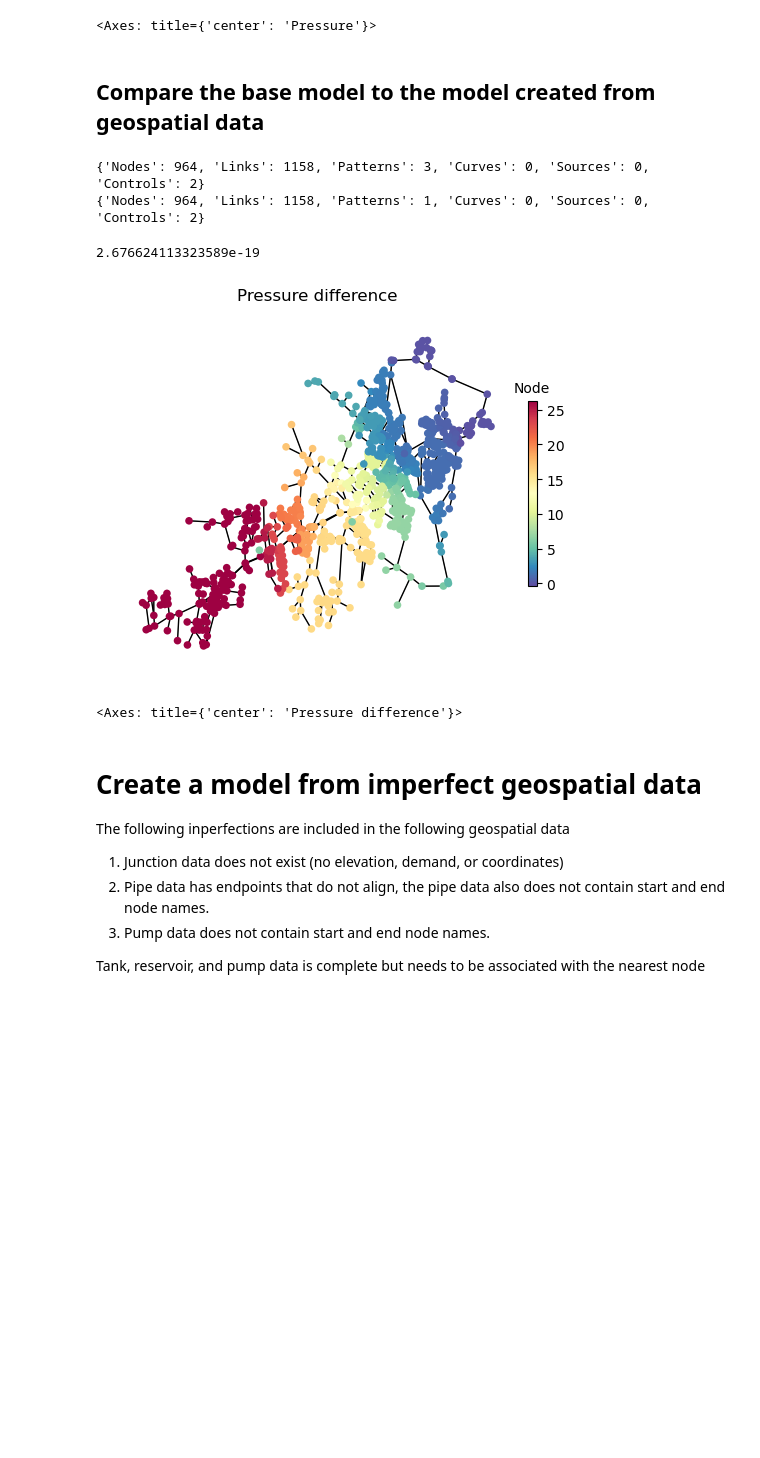
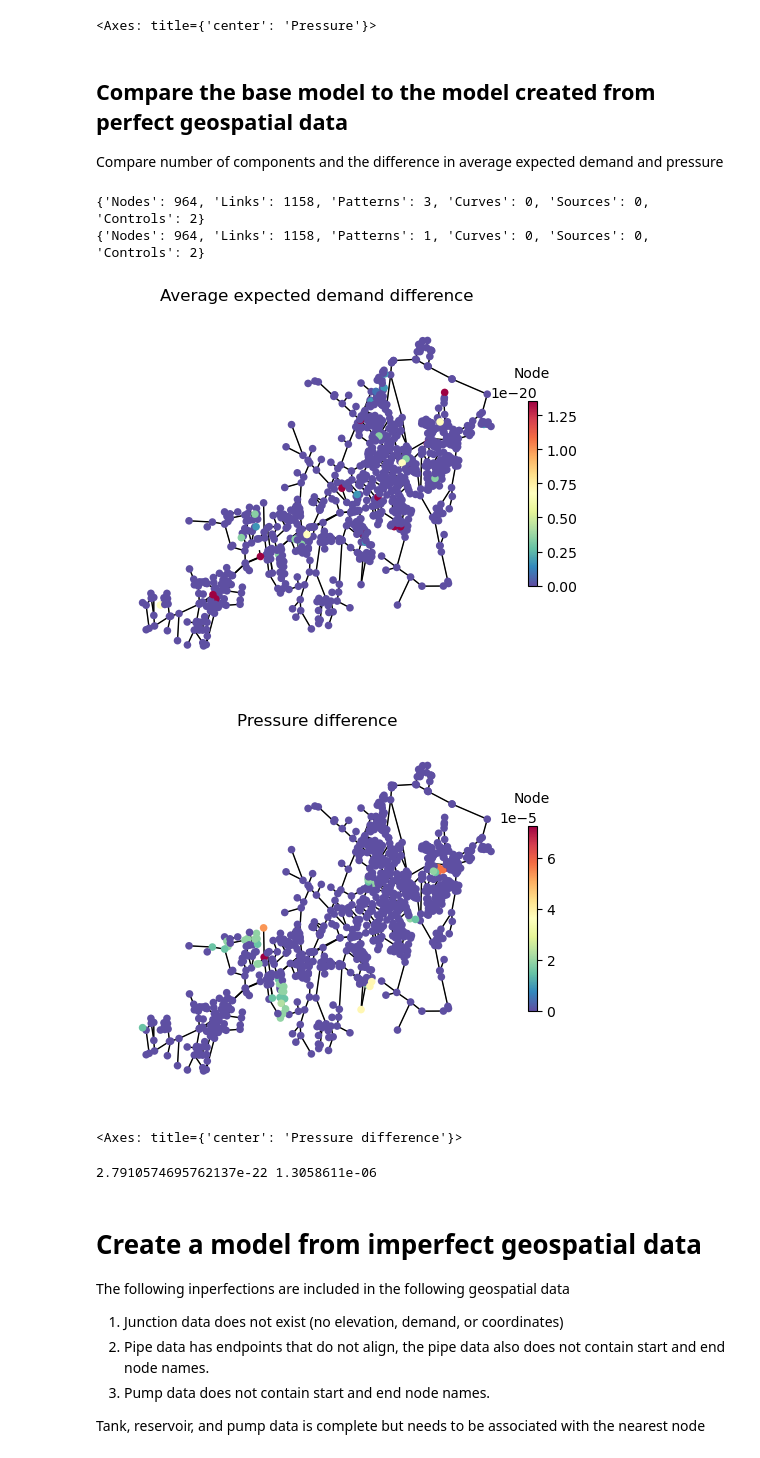
Before and after one commit to USEPA/WNTR, a Jupyter notebook: examples/demos/model_development.ipynb, the cells around one changed output. Saved outputs shown, nothing was run; the diff lists cells and outputs as text; code cells hidden in the pictures; blank space fills up the shorter version.

```diff
--- a/examples/demos/model_development.ipynb
+++ b/examples/demos/model_development.ipynb
@@ -28,9 +29,10 @@ The following demo will contain 3 WaterNetworkModels:
 - wn2 is a model built from imperfect geospatial data
 # %%
 wn0 = wntr.network.WaterNetworkModel("../networks/ky4.inp")
-wn0.options.time.duration = 24 * 3600
+
 sim = wntr.sim.EpanetSimulator(wn0)
 results0 = sim.run_sim()
-pressure0 = results0.node["pressure"].loc[24 * 3600, :]
+pressure0 = results0.node["pressure"].loc[0, :]
+pressure0[pressure0<0] = 0 # remove negative pressure
 wntr.graphics.plot_network(wn0, node_attribute=pressure0, node_size=30, title="Pressure")
 # %% [output]
@@ -87,12 +89,14 @@ pump.initial_status = "Closed"
 sim = wntr.sim.EpanetSimulator(wn1)
 results1 = sim.run_sim()
 pressure1 = results1.node["pressure"].loc[0, :]
+pressure1[pressure1<0] = 0 # remove negative pressure
 wntr.graphics.plot_network(wn1, node_attribute=pressure1, node_size=30, title="Pressure")
 # %% [output]
 [figure]
 <Axes: title={'center': 'Pressure'}>
 # %% [markdown]
-## Compare the base model to the model created from geospatial data
+## Compare the base model to the model created from perfect geospatial data
+Compare number of components and the difference in average expected demand and pressure
 # %%
 print(wn0.describe())
 print(wn1.describe())
@@ -100,16 +104,26 @@ print(wn1.describe())
 {'Nodes': 964, 'Links': 1158, 'Patterns': 3, 'Curves': 0, 'Sources': 0, 'Controls': 2}
 {'Nodes': 964, 'Links': 1158, 'Patterns': 1, 'Curves': 0, 'Sources': 0, 'Controls': 2}
 # %%
+# Compute absolute difference in average expected demand and pressure
 aed0 = wntr.metrics.average_expected_demand(wn0)
 aed1 = wntr.metrics.average_expected_demand(wn1)
-error = (aed0 - aed1).abs().sum()
-print(error)
-pressure_diff = pressure0 - pressure1
-wntr.graphics.plot_network(wn1, node_attribute=pressure_diff, node_size=30, title="Pressure difference")
+aed_diff1 = (aed0 - aed1).abs()
+pressure_diff1 = (pressure0 - pressure1).abs()
-# %% [output]
-2.676624113323589e-19
-[figure, removed]
-<Axes: title={'center': 'Pressure difference'}>
+# %%
+# Plot difference
+wntr.graphics.plot_network(wn1, node_attribute=aed_diff1, node_size=30, title="Average expected demand difference")
+wntr.graphics.plot_network(wn1, node_attribute=pressure_diff1, node_size=30, title="Pressure difference")
+# %% [output]
+[figure, added]
+[figure, added]
+<Axes: title={'center': 'Pressure difference'}>
+# %%
+# Assert that difference in average expected demand and pressure is small
+print(aed_diff1.mean(), pressure_diff1.mean())
+assert (aed_diff1.mean() < 1e-6), "Average expected demand difference is greater that tolerance"
+assert (pressure_diff1.mean() < 1.5e-6), "Pressure difference is greater that tolerance"
+# %% [output]
+2.7910574695762137e-22 1.3058611e-06
 # %% [markdown]
 # Create a model from imperfect geospatial data
 
```
Also changed, not shown: parts of 28 cells of this notebook, 1 other file.
